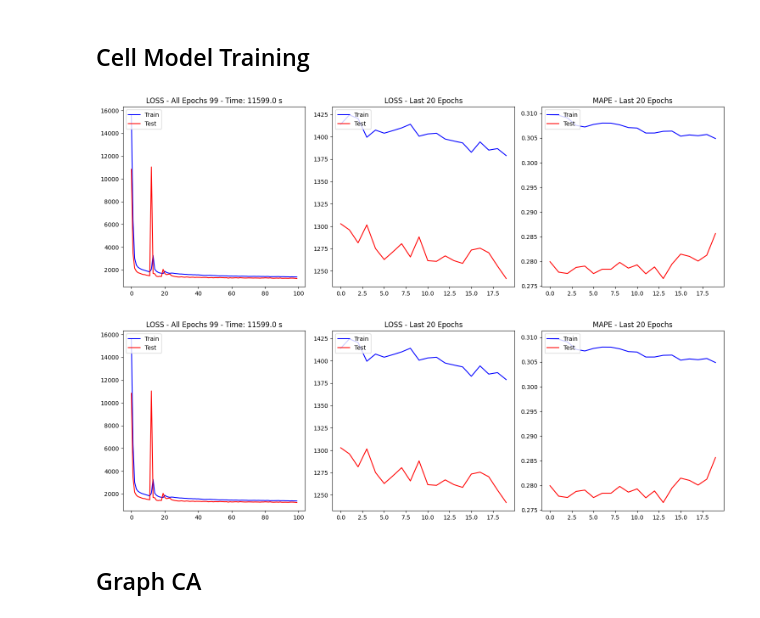
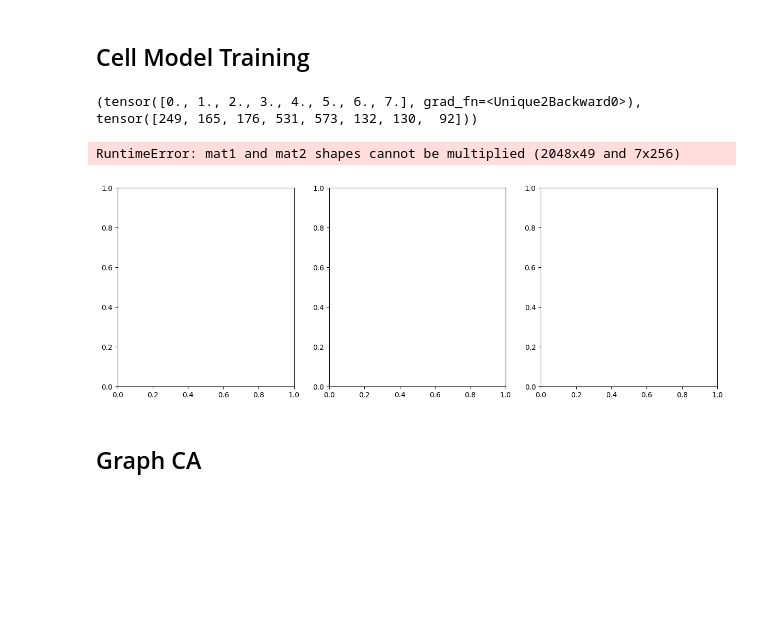
Before and after one commit to petroniocandido/st_nca, a Jupyter notebook: experiments.ipynb, the cells around one changed output. Drawn from its saved outputs; the diff is of its cells as text; code cells hidden in the pictures; blank space fills up the shorter version.

```diff
--- a/experiments.ipynb
+++ b/experiments.ipynb
@@ -31,7 +31,9 @@ from st_nca.embeddings.temporal import from_datetime_to_pd
 # %% [markdown]
 ## Data
 # %%
-DEFAULT_PATH = 'C:\\Users\\petro\\Dropbox\\Projetos\\futurelab\\posdoc\\st_nca\\st_nca\\'
+DEVICE = get_device()
+
+DEFAULT_PATH = 'C:\\Users\\petro\\Dropbox\\Projetos\\futurelab\\posdoc\\st_nca\\st_nca\\st_nca\\'
 
 DATA_PATH = DEFAULT_PATH + 'data\\PEMS03\\'
 
@@ -47,35 +49,36 @@ pems = PEMS03(edges_file=edges_file, nodes_file=nodes_file, data_file=data_file)
 # %%
 DTYPE = torch.float32
 NTRANSF = 2
 NHEADS = 4
 NTRANSFF = 256
 TRANSFACT = nn.GELU()
 MLP = 2
 MLPD = 256
 MLPACT = nn.GELU()
 
 MODELS_PATH = DEFAULT_PATH + 'weights\\PEMS03\\'
 
 #ds = pems.get_fewsensors_dataset([311930, 312564, 312807, 312900, 313172, 314697, 315938, 317141, 318135, 318443 ], dtype=torch.float32, behavior='selfsupervised')
 #ds = pems.get_sensor_dataset(311930, dtype=torch.float32, behavior='nondeterministic')
 ds, sensors = pems.get_breadth_dataset(314697, max_sensors=20,
                                        dtype=DTYPE,
                                        behavior='selfsupervised')
 
 ds = ds.to(DEVICE)
 
 cm = CellModel(num_tokens = ds.max_length, dim_token = ds.token_dim,
                num_transformers = NTRANSF, num_heads = NHEADS, feed_forward = NTRANSFF,
                transformer_activation = TRANSFACT,
                mlp = MLP, mlp_dim = MLPD, mlp_activation = MLPACT,
-               use_moe = True, num_experts = 8,
+               use_moe = False, num_experts = 8,
                device = DEVICE, dtype = DTYPE)
 
 training_loop(DEVICE, ds, cm,  batch=2048, epochs=100, lr=0.0001,
               checkpoint_file= MODELS_PATH + 'cell_model_{}_{}_{}_{}_{}.pt'.format(NTRANSF,NHEADS,NTRANSFF,MLP,MLPD))
 # %% [output]
+(tensor([0., 1., 2., 3., 4., 5., 6., 7.], grad_fn=<Unique2Backward0>), tensor([249, 165, 176, 531, 573, 132, 130,  92]))
+RuntimeError: mat1 and mat2 shapes cannot be multiplied (2048x49 and 7x256)
-[figure, old version]
+[figure, new version]
-[figure, removed]
 # %% [markdown]
 ## Graph CA
 # %%
```
Also changed, not shown: parts of 1 cell of this notebook, 6 other files.
